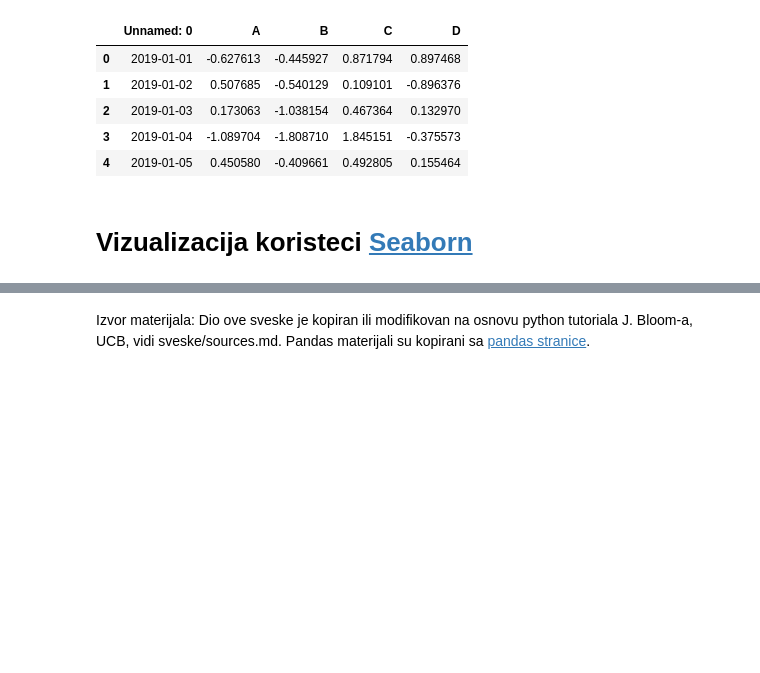
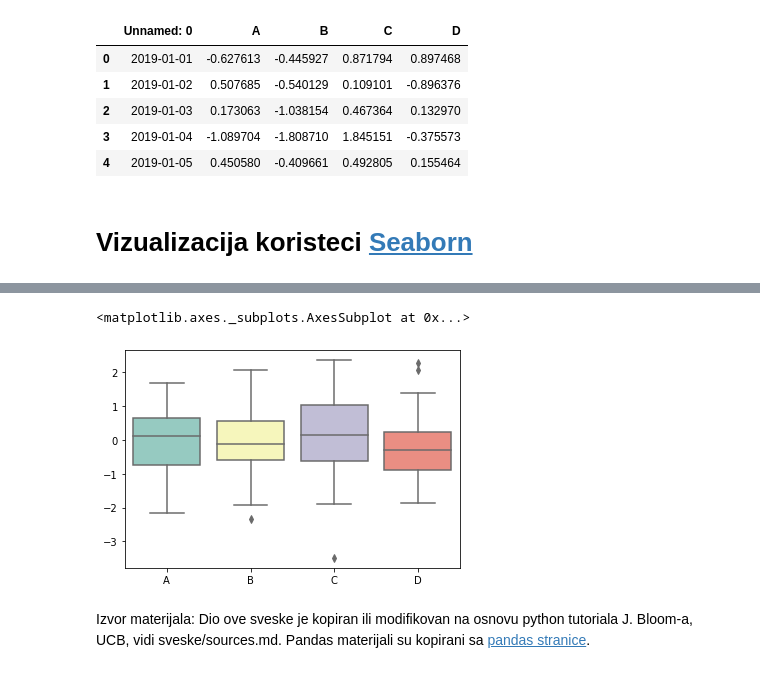
Before and after one commit to milicag/unibl_radionica, a Jupyter notebook: sveske/dan2_3.ipynb, the cells around one changed output, grey strips where cells are left out. Saved outputs shown, nothing was run; the diff lists cells and outputs as text; code cells hidden in the pictures; blank space fills up the shorter version.

```diff
--- a/sveske/dan2_3.ipynb
+++ b/sveske/dan2_3.ipynb
@@ -1333,3 +1349,9 @@ ucitan_df.head()
+# %%
+# boxplot da predstavimo distribucije vise variabli
+sea.boxplot(data=df, palette="Set3")
+# %% [output]
+<matplotlib.axes._subplots.AxesSubplot at 0x...>
+[figure, added]
 # %% [markdown]
 Izvor materijala: Dio ove sveske je kopiran ili modifikovan na osnovu python tutoriala J. Bloom-a, UCB, vidi sveske/sources.md.
 Pandas materijali su kopirani sa [pandas stranice](https://pandas.pydata.org/pandas-docs/stable/getting_started/10min.html).
```
Also changed, not shown: parts of 2 cells of this notebook, 1 other file.
